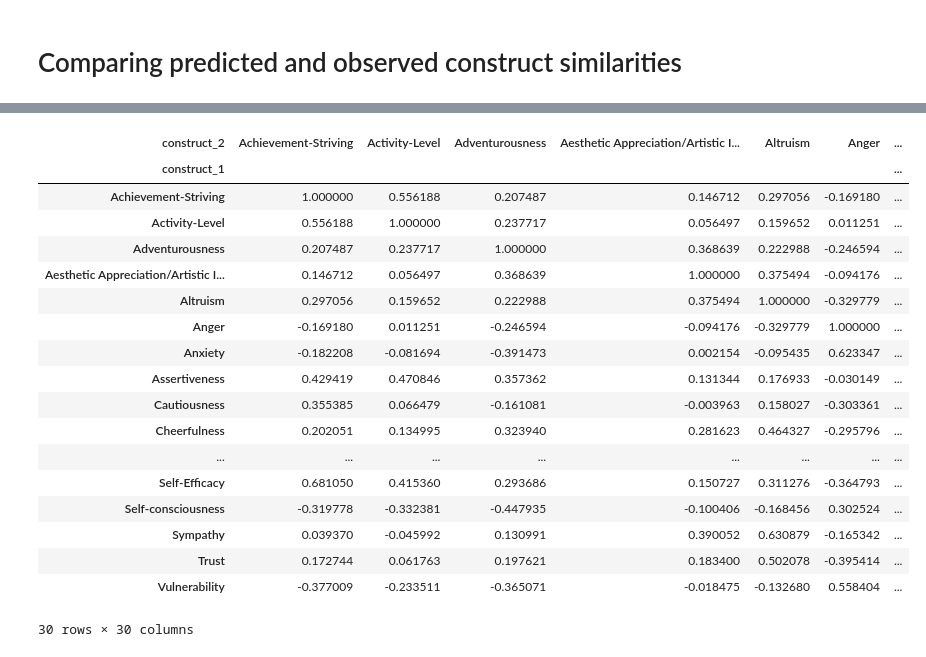
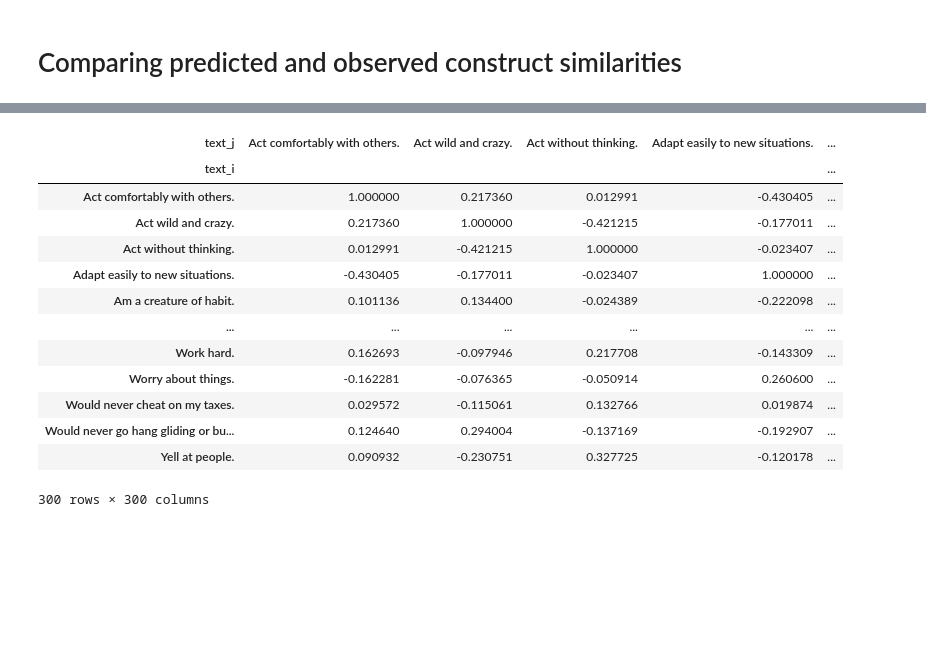
Before and after one commit to Zak-Hussain/LLM4BeSci, a Jupyter notebook: personality/personality_using_pipeline.ipynb, the cells around one changed output, grey strips where cells are left out. Drawn from its saved outputs; the diff is of its cells as text; code cells hidden in the pictures; blank space fills up the shorter version.

```diff
--- a/personality/personality_using_pipeline.ipynb
+++ b/personality/personality_using_pipeline.ipynb
@@ -154,5 +135,5 @@ sims
 # %%
 # Loading observed correlations and pivoting to a correlation matrix
-sims_observed = pd.read_csv('NEO_correlations.csv')
+sims_observed = pd.read_csv('item_corrs.csv')
 sims_observed
 # %% [output]
@@ -172,27 +153,22 @@ sims_observed
 # %%
 # Pivoting to a correlation matrix for easy comparison with predicted correlations
-sims_observed = sims_observed.pivot(index='construct_1', columns='construct_2', values='correlation')
+sims_observed = sims_observed.pivot(index='text_i', columns='text_j', values='cor')
 sims_observed
 # %% [output]
-| construct_2 | Achievement-Striving | Activity-Level | Adventurousness | Aesthetic Appreciation/Artistic I... | Altruism | Anger | ... |
-| construct_1 |  |  |  |  |  |  | ... |
-| Achievement-Striving | 1.000000 | 0.556188 | 0.207487 | 0.146712 | 0.297056 | -0.169180 | ... |
-| Activity-Level | 0.556188 | 1.000000 | 0.237717 | 0.056497 | 0.159652 | 0.011251 | ... |
-| Adventurousness | 0.207487 | 0.237717 | 1.000000 | 0.368639 | 0.222988 | -0.246594 | ... |
-| Aesthetic Appreciation/Artistic I... | 0.146712 | 0.056497 | 0.368639 | 1.000000 | 0.375494 | -0.094176 | ... |
-| Altruism | 0.297056 | 0.159652 | 0.222988 | 0.375494 | 1.000000 | -0.329779 | ... |
-| Anger | -0.169180 | 0.011251 | -0.246594 | -0.094176 | -0.329779 | 1.000000 | ... |
-| Anxiety | -0.182208 | -0.081694 | -0.391473 | 0.002154 | -0.095435 | 0.623347 | ... |
-| Assertiveness | 0.429419 | 0.470846 | 0.357362 | 0.131344 | 0.176933 | -0.030149 | ... |
-| Cautiousness | 0.355385 | 0.066479 | -0.161081 | -0.003963 | 0.158027 | -0.303361 | ... |
-| Cheerfulness | 0.202051 | 0.134995 | 0.323940 | 0.281623 | 0.464327 | -0.295796 | ... |
-| ... | ... | ... | ... | ... | ... | ... | ... |
-| Self-Efficacy | 0.681050 | 0.415360 | 0.293686 | 0.150727 | 0.311276 | -0.364793 | ... |
-| Self-consciousness | -0.319778 | -0.332381 | -0.447935 | -0.100406 | -0.168456 | 0.302524 | ... |
-| Sympathy | 0.039370 | -0.045992 | 0.130991 | 0.390052 | 0.630879 | -0.165342 | ... |
-| Trust | 0.172744 | 0.061763 | 0.197621 | 0.183400 | 0.502078 | -0.395414 | ... |
-| Vulnerability | -0.377009 | -0.233511 | -0.365071 | -0.018475 | -0.132680 | 0.558404 | ... |
+| text_j | Act comfortably with others. | Act wild and crazy. | Act without thinking. | Adapt easily to new situations. | ... |
+| text_i |  |  |  |  | ... |
+| Act comfortably with others. | 1.000000 | 0.217360 | 0.012991 | -0.430405 | ... |
+| Act wild and crazy. | 0.217360 | 1.000000 | -0.421215 | -0.177011 | ... |
+| Act without thinking. | 0.012991 | -0.421215 | 1.000000 | -0.023407 | ... |
+| Adapt easily to new situations. | -0.430405 | -0.177011 | -0.023407 | 1.000000 | ... |
+| Am a creature of habit. | 0.101136 | 0.134400 | -0.024389 | -0.222098 | ... |
+| ... | ... | ... | ... | ... | ... |
+| Work hard. | 0.162693 | -0.097946 | 0.217708 | -0.143309 | ... |
+| Worry about things. | -0.162281 | -0.076365 | -0.050914 | 0.260600 | ... |
+| Would never cheat on my taxes. | 0.029572 | -0.115061 | 0.132766 | 0.019874 | ... |
+| Would never go hang gliding or bu... | 0.124640 | 0.294004 | -0.137169 | -0.192907 | ... |
+| Yell at people. | 0.090932 | -0.230751 | 0.327725 | -0.120178 | ... |
-30 rows × 30 columns
+300 rows × 300 columns
 # %%
 # Aligning rows and columns the predicted and observed correlations
 sims, sims_observed = sims.align(sims_observed)
```
Also changed, not shown: parts of 7 cells of this notebook.
